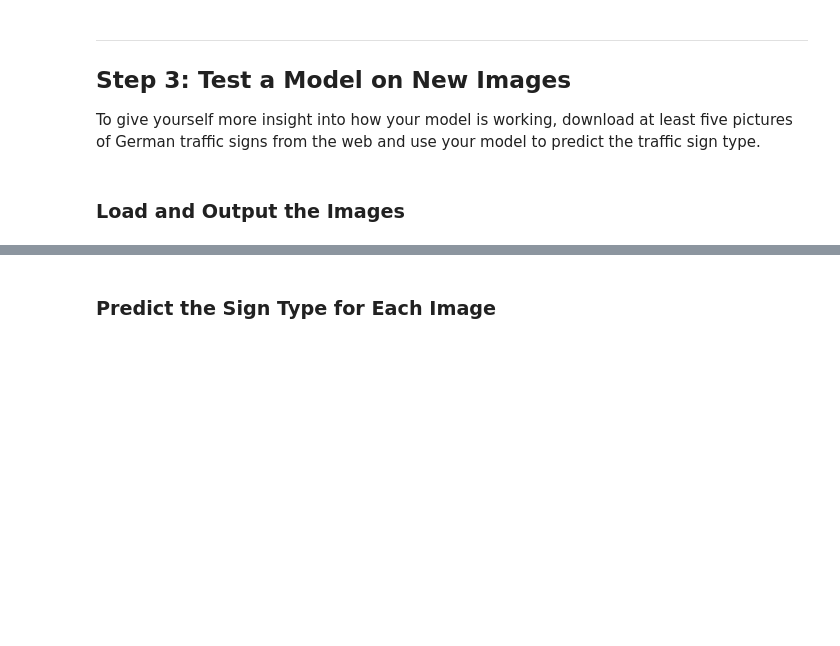
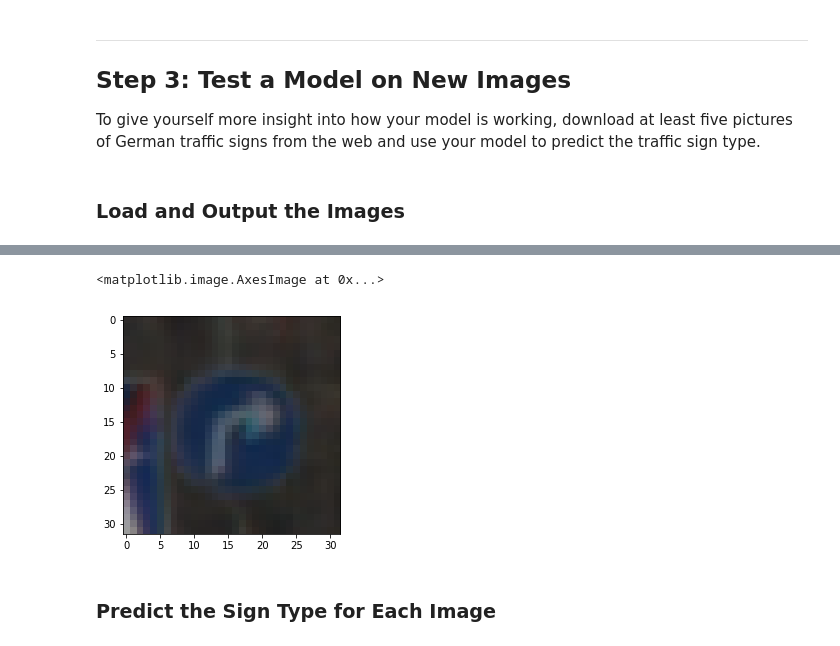
Before and after one commit to saksham/CarND-Traffic-Sign-Classifier-Project, a Jupyter notebook: Main.ipynb, the cells around one changed output, grey strips where cells are left out. Cells and saved outputs as stored; diff of their text form; code cells hidden in the pictures; blank space fills up the shorter version.

```diff
--- a/Main.ipynb
+++ b/Main.ipynb
@@ -187,3 +205,10 @@ utils.plot_and_save(downloaded_images, labels, './docs/images/images-from-intern
+# %%
+df = pd.DataFrame(training.y)
+indices = df.loc[df[0] == 33].reset_index()
+plt.imshow(training.X[indices['index'][10], :])
+# %% [output]
+<matplotlib.image.AxesImage at 0x...>
+[figure, added]
 # %% [markdown]
 ### Predict the Sign Type for Each Image
 # %%
```
Also changed, not shown: parts of 13 cells of this notebook, 1 other file.
